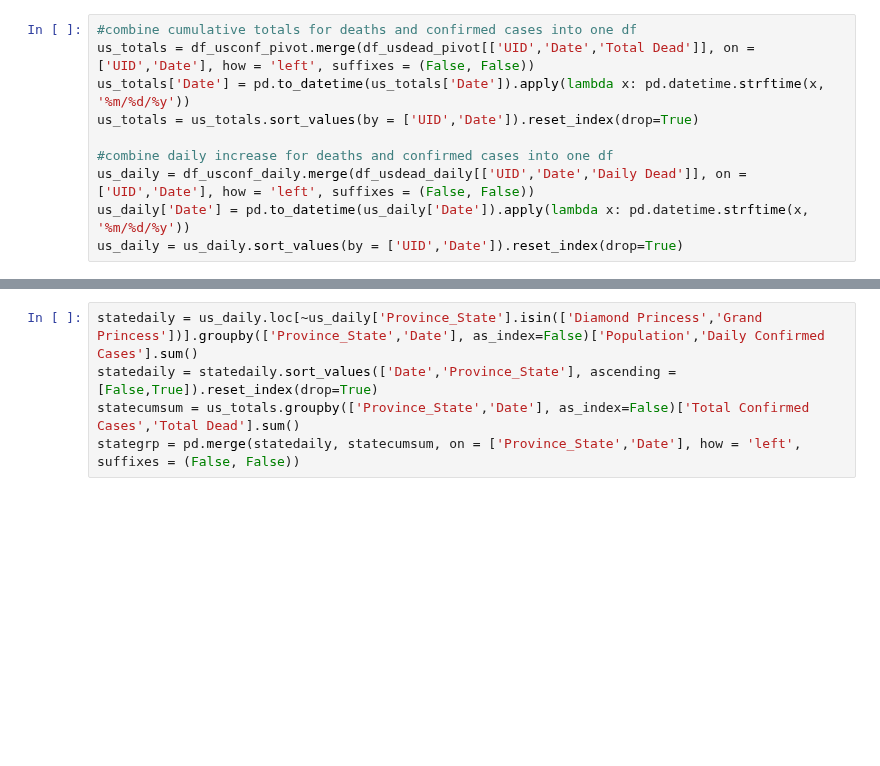
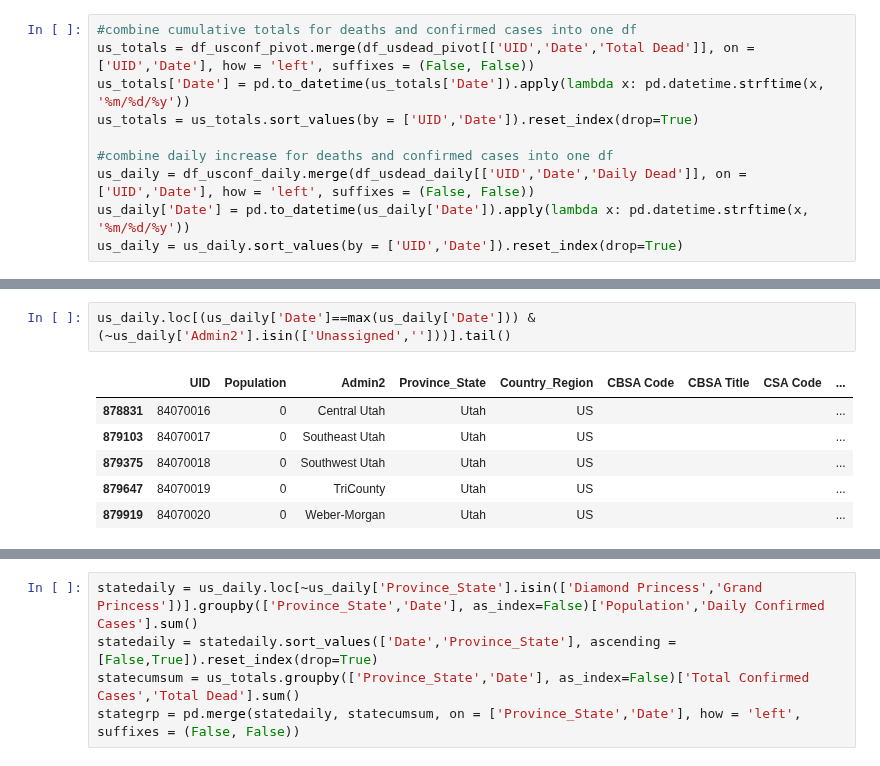
Before and after one commit to andrewcreates/DataScience-Projects, a Jupyter notebook: COVID-19/Google Sheets Automation.ipynb, the cells around one changed output, grey strips where cells are left out. Saved outputs shown, nothing was run; the diff lists cells and outputs as text; blank space fills up the shorter version.

```diff
--- a/COVID-19/Google Sheets Automation.ipynb
+++ b/COVID-19/Google Sheets Automation.ipynb
@@ -93,3 +93,12 @@ us_daily[mid:mid + 10]
+# %%
+us_daily.loc[(us_daily['Date']==max(us_daily['Date'])) & (~us_daily['Admin2'].isin(['Unassigned','']))].tail()
+# %% [output]
+|  | UID | Population | Admin2 | Province_State | Country_Region | CBSA Code | CBSA Title | CSA Code | ... |
+| 878831 | 84070016 | 0 | Central Utah | Utah | US |  |  |  | ... |
+| 879103 | 84070017 | 0 | Southeast Utah | Utah | US |  |  |  | ... |
+| 879375 | 84070018 | 0 | Southwest Utah | Utah | US |  |  |  | ... |
+| 879647 | 84070019 | 0 | TriCounty | Utah | US |  |  |  | ... |
+| 879919 | 84070020 | 0 | Weber-Morgan | Utah | US |  |  |  | ... |
 # %%
 #Daily update for spreadsheet 4
 #Date range is ordered from oldest to newest
```
Also changed, not shown: parts of 2 cells of this notebook.
